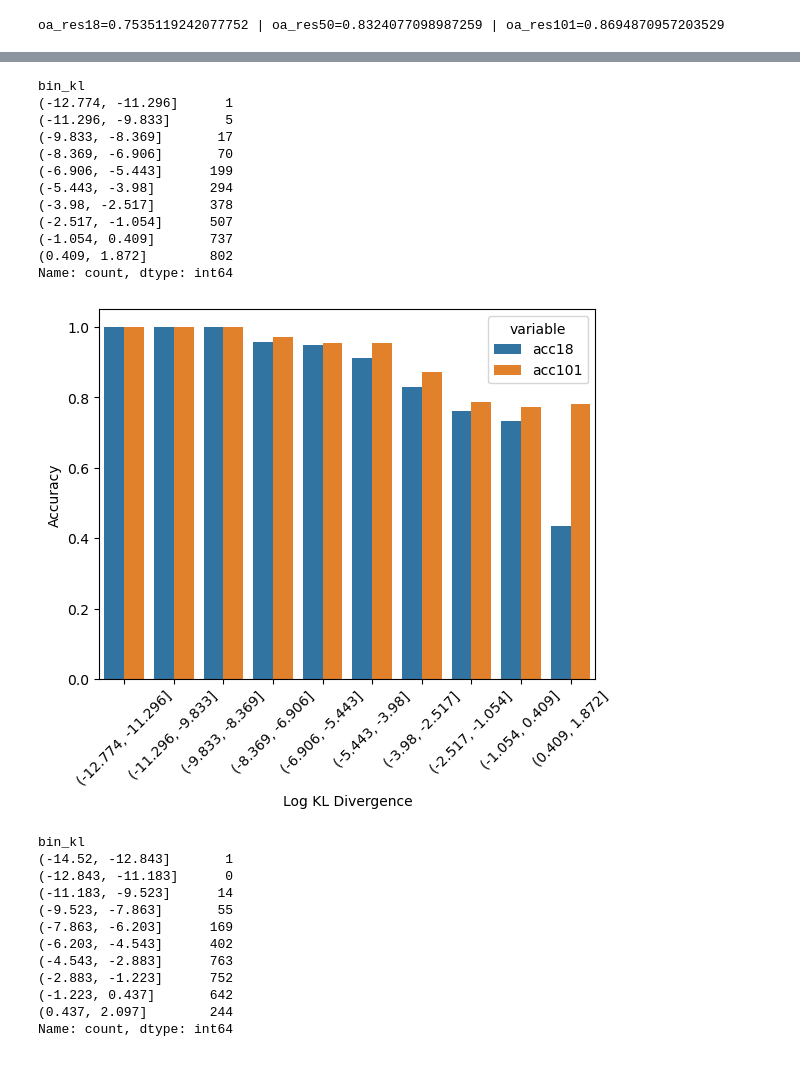
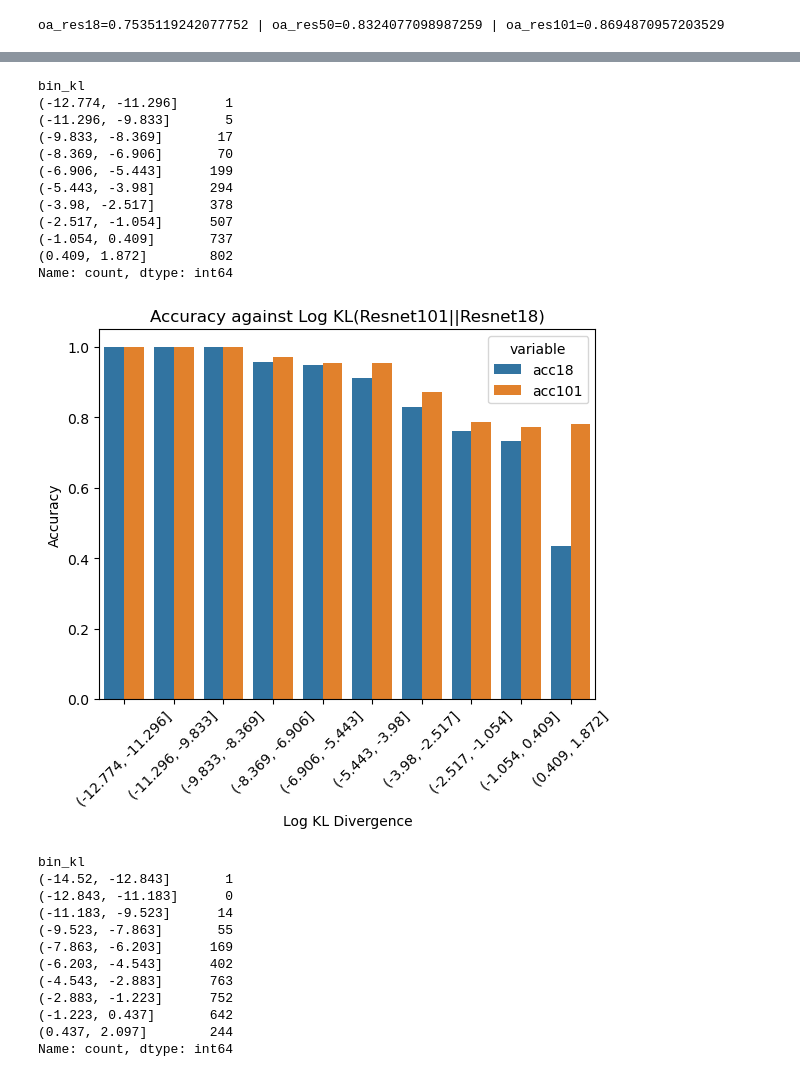
Before and after one commit to TimothyZG/wliura2024, a Jupyter notebook: post-exp2-analysis/analysis.ipynb, the cells around one changed output, grey strips where cells are left out. Drawn from its saved outputs; the diff is of its cells as text; code cells hidden in the pictures.

```diff
--- a/post-exp2-analysis/analysis.ipynb
+++ b/post-exp2-analysis/analysis.ipynb
@@ -133,6 +124,9 @@ def bin_kl_vis(df_in, binnum,kl_name,acc_col1,acc_col2):
     plt.xticks(rotation=45)
     plt.xlabel("Log KL Divergence")
     plt.ylabel("Accuracy")
+    q = kl_name.split("_")[1]
+    p = kl_name.split("_")[2]
+    plt.title(f"Accuracy against Log KL(Resnet{q}||Resnet{p})")
     plt.show()
 bin_kl_vis(df, binnum, "kl_18_50", "acc18", "acc50")
 bin_kl_vis(df, binnum, "kl_18_101", "acc18", "acc101")
@@ -196,16 +190,16 @@ Name: count, dtype: int64
 bin_kl
 (-12.774, -11.296]      1
 (-11.296, -9.833]       5
 (-9.833, -8.369]       17
 (-8.369, -6.906]       70
 (-6.906, -5.443]      199
 (-5.443, -3.98]       294
 (-3.98, -2.517]       378
 (-2.517, -1.054]      507
 (-1.054, 0.409]       737
 (0.409, 1.872]        802
 Name: count, dtype: int64
-[figure, old version]
+[figure, new version]
 bin_kl
 (-14.52, -12.843]       1
 (-12.843, -11.183]      0
```
Also changed, not shown: parts of 3 cells of this notebook, 1 other file.
